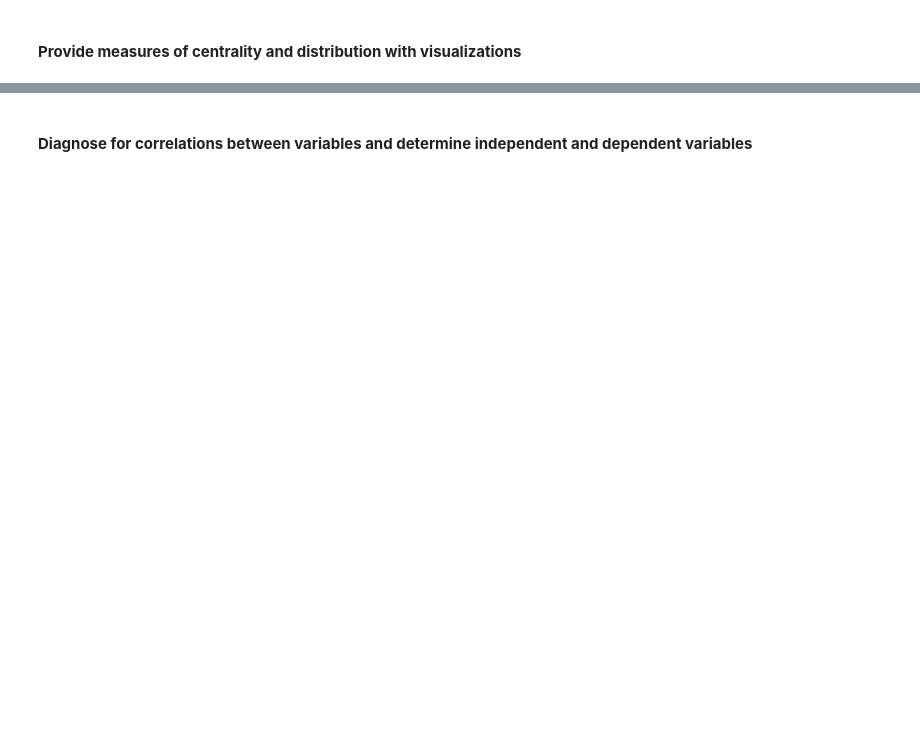
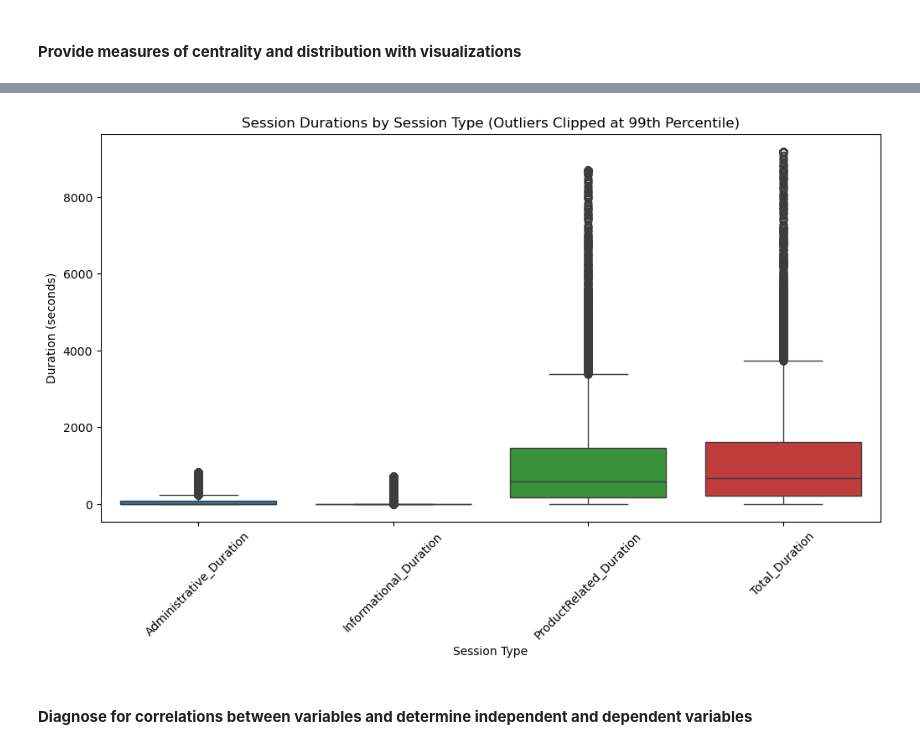
Before and after one commit to naomiw-usd/Final-Project, a Jupyter notebook: FinalProject_Combined.ipynb, the cells around one changed output, grey strips where cells are left out. Saved outputs shown, nothing was run; the diff lists cells and outputs as text; code cells hidden in the pictures; blank space fills up the shorter version.

```diff
--- a/FinalProject_Combined.ipynb
+++ b/FinalProject_Combined.ipynb
@@ -510,2 +231,14 @@ dtype: object
 # %% [markdown]
 #### **Provide measures of centrality and distribution with visualizations**
+# %%
+num_cols = [
+    'Administrative_Duration',
+    'Informational_Duration',
+    'ProductRelated_Duration',
+    'Total_Duration'
+    # leaving out exit rates and bounce rates as the z scaling creates plotting issues. They will still be used in correlation analysis and modeling but no need to plot them
+]
+#pd.set_option('display.float_format', '{:.4f}'.format)
+
+
+df_clean[num_cols].describe()
@@ -512,2 +273,19 @@ dtype: object
+# %%
+# Create a viz copy
+df_viz = df_clean.copy()
+
+# Clip extreme outliers
+for col in num_cols:
+    df_viz[col] = df_viz[col].clip(upper=df_clean[col].quantile(0.99))
+
+plt.figure(figsize=(12, 6))
+sns.boxplot(data=df_viz[num_cols])
+plt.title("Session Durations by Session Type (Outliers Clipped at 99th Percentile)")
+plt.xlabel("Session Type")
+plt.ylabel("Duration (seconds)")
+plt.xticks(rotation=45)
+plt.show()
+# %% [output]
+[figure, added]
 # %% [markdown]
 #### **Diagnose for correlations between variables and determine independent and dependent variables**
```
Also changed, not shown: parts of 43 cells of this notebook, 1 other file.
